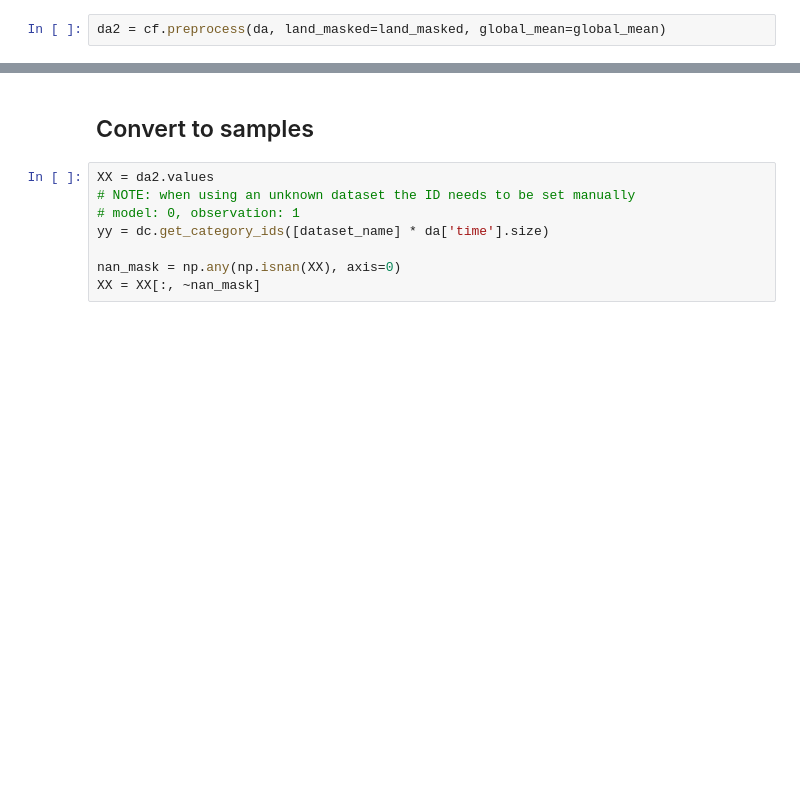
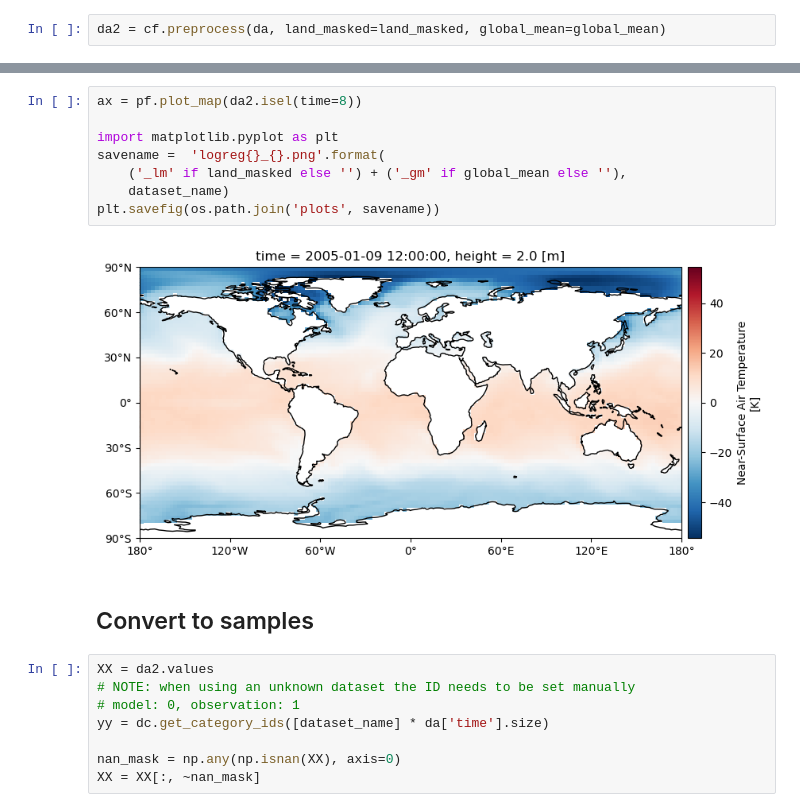
Before and after one commit to lukasbrunner/model_learning, a Jupyter notebook: logreg_predict_single.ipynb, the cells around one changed output, grey strips where cells are left out. Drawn from its saved outputs; the diff is of its cells as text; blank space fills up the shorter version.

```diff
--- a/logreg_predict_single.ipynb
+++ b/logreg_predict_single.ipynb
@@ -106,3 +108,13 @@ pf.plot_map(da2.isel(time=56))
+# %%
+ax = pf.plot_map(da2.isel(time=8))
+
+import matplotlib.pyplot as plt
+savename =  'logreg{}_{}.png'.format(
+    ('_lm' if land_masked else '') + ('_gm' if global_mean else ''),
+    dataset_name)
+plt.savefig(os.path.join('plots', savename))
+# %% [output]
+[figure, added]
 # %% [markdown]
 ## Convert to samples
 # %%
```
Also changed, not shown: parts of 8 cells of this notebook.
